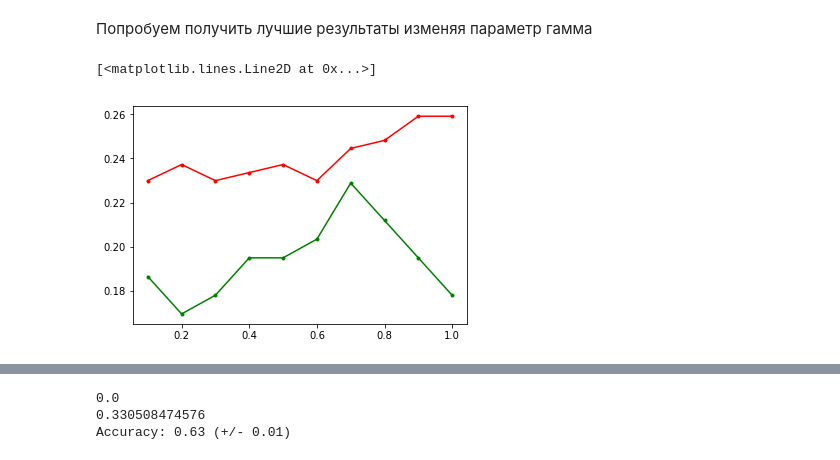
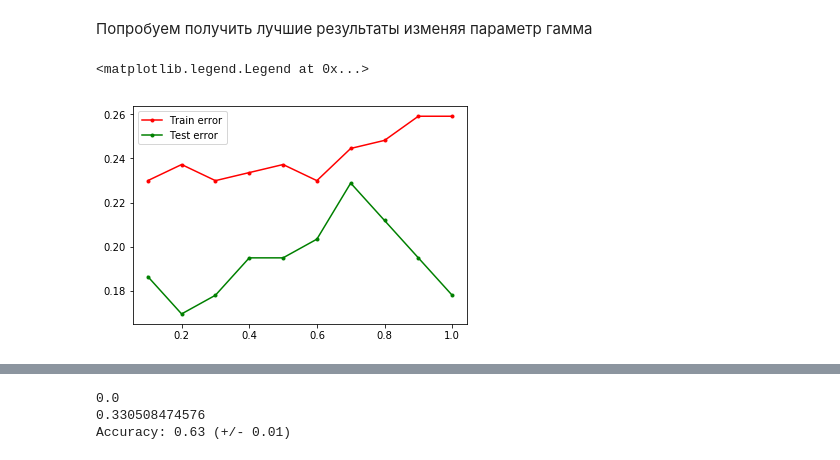
Before and after one commit to mzemlyanikin/hse-ml, a Jupyter notebook: auto-mpg.ipynb, the cells around one changed output, grey strips where cells are left out. Drawn from its saved outputs; the diff is of its cells as text; code cells hidden in the pictures.

```diff
--- a/auto-mpg.ipynb
+++ b/auto-mpg.ipynb
@@ -677,18 +682,19 @@ Accuracy: 0.74 (+/- 0.15)
 # %% [markdown]
 Попробуем получить лучшие результаты изменяя параметр гамма
 # %%
-gamma = [i/10 for i in range(2, 11)]
+gamma = [i/10 for i in range(1, 11)]
 
 err_train = []
 err_test = []
 for temp in gamma:
     svc_model = SVC(kernel = 'linear', C = temp).fit(X_train, y_train)
     y_train_pred = svc_model.predict(X_train)
     y_test_pred = svc_model.predict(X_test)
     err_train.append(np.mean(y_train_pred != y_train))
     err_test.append(np.mean(y_test_pred != y_test))
 plt.plot(gamma, err_train, '.-r', label = 'Train error')
 plt.plot(gamma, err_test, '.-g', label = 'Test error')
+plt.legend(loc = 'best')
 # %% [output]
-[<matplotlib.lines.Line2D at 0x...>]
+<matplotlib.legend.Legend at 0x...>
-[figure, old version]
+[figure, new version]
```
Also changed, not shown: parts of 21 cells of this notebook.
